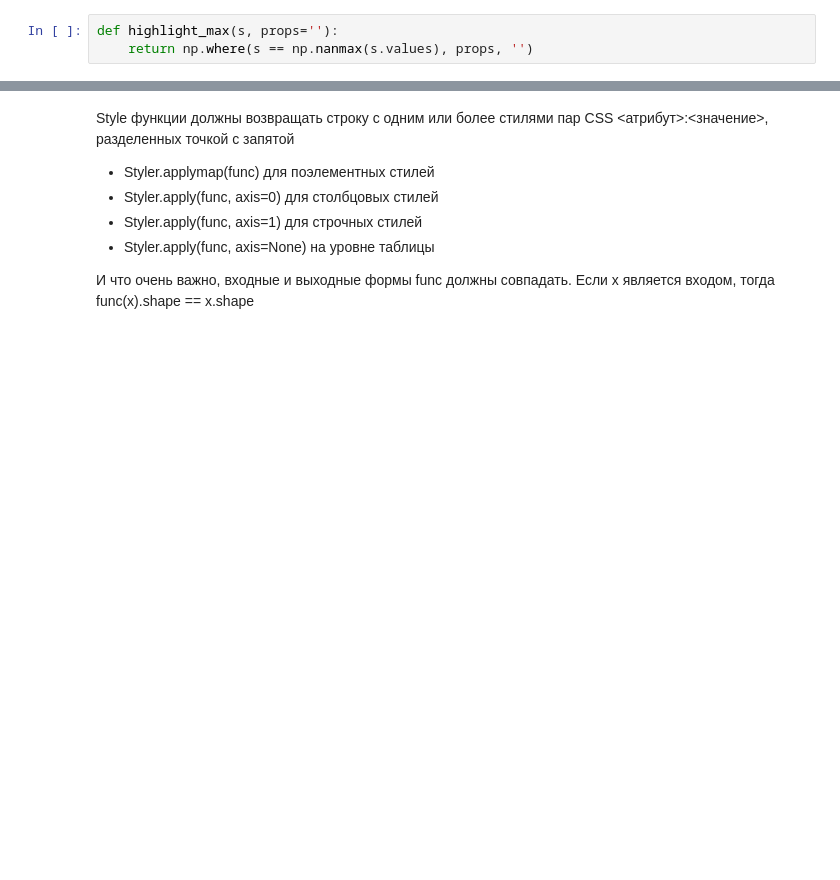
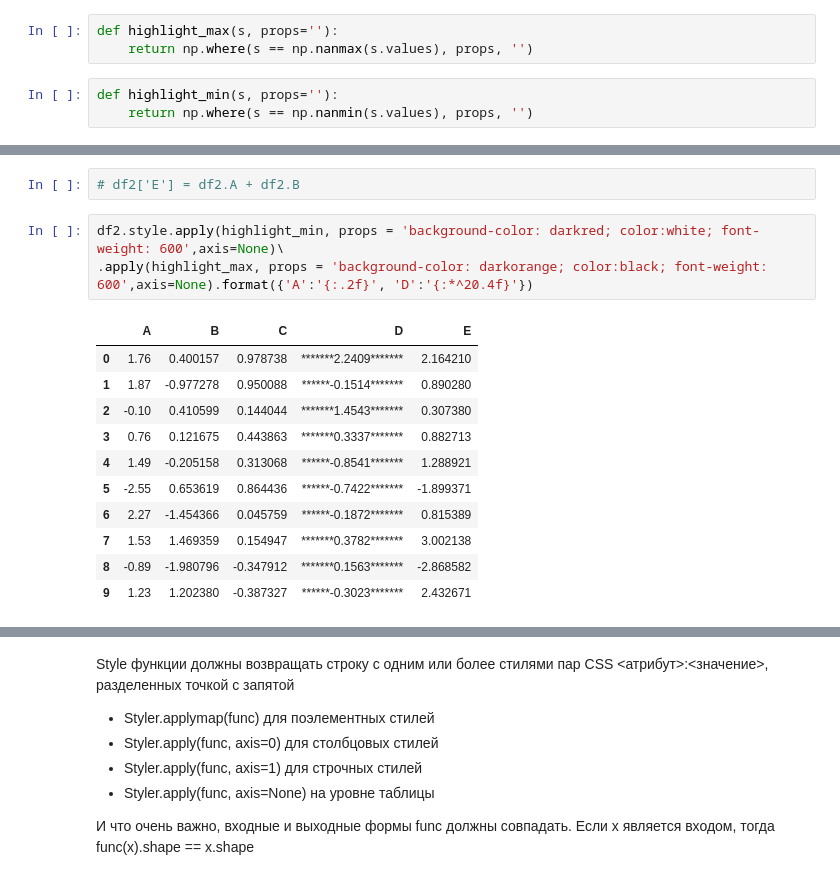
Before and after one commit to AndrewVolkova/PythonDS, a Jupyter notebook: DS/Pandas/styling.ipynb, the cells around one changed output, grey strips where cells are left out. Cells and saved outputs as stored; diff of their text form; blank space fills up the shorter version.

```diff
--- a/DS/Pandas/styling.ipynb
+++ b/DS/Pandas/styling.ipynb
@@ -60,4 +89,7 @@ A:6
 # %%
 def highlight_max(s, props=''):
     return np.where(s == np.nanmax(s.values), props, '')
+# %%
+def highlight_min(s, props=''):
+    return np.where(s == np.nanmin(s.values), props, '')
 # %%
@@ -74,3 +107,20 @@ df2.style.apply(highlight_max, props = 'background-color: darkorange; color:blac
 | 7 | 1.532779 | 1.469359 | 0.154947 | 0.378163 |
 | 8 | -0.887786 | -1.980796 | -0.347912 | 0.156349 |
 | 9 | 1.230291 | 1.202380 | -0.387327 | -0.302303 |
+# %%
+# df2['E'] = df2.A + df2.B
+# %%
+df2.style.apply(highlight_min, props = 'background-color: darkred; color:white; font-weight: 600',axis=None)\
+.apply(highlight_max, props = 'background-color: darkorange; color:black; font-weight: 600',axis=None).format({'A':'{:.2f}', 'D':'{:*^20.4f}'})
+# %% [output]
+|  | A | B | C | D | E |
+| 0 | 1.76 | 0.400157 | 0.978738 | *******2.2409******* | 2.164210 |
+| 1 | 1.87 | -0.977278 | 0.950088 | ******-0.1514******* | 0.890280 |
+| 2 | -0.10 | 0.410599 | 0.144044 | *******1.4543******* | 0.307380 |
+| 3 | 0.76 | 0.121675 | 0.443863 | *******0.3337******* | 0.882713 |
+| 4 | 1.49 | -0.205158 | 0.313068 | ******-0.8541******* | 1.288921 |
+| 5 | -2.55 | 0.653619 | 0.864436 | ******-0.7422******* | -1.899371 |
+| 6 | 2.27 | -1.454366 | 0.045759 | ******-0.1872******* | 0.815389 |
+| 7 | 1.53 | 1.469359 | 0.154947 | *******0.3782******* | 3.002138 |
+| 8 | -0.89 | -1.980796 | -0.347912 | *******0.1563******* | -2.868582 |
+| 9 | 1.23 | 1.202380 | -0.387327 | ******-0.3023******* | 2.432671 |
```
Also changed, not shown: parts of 31 cells of this notebook.
